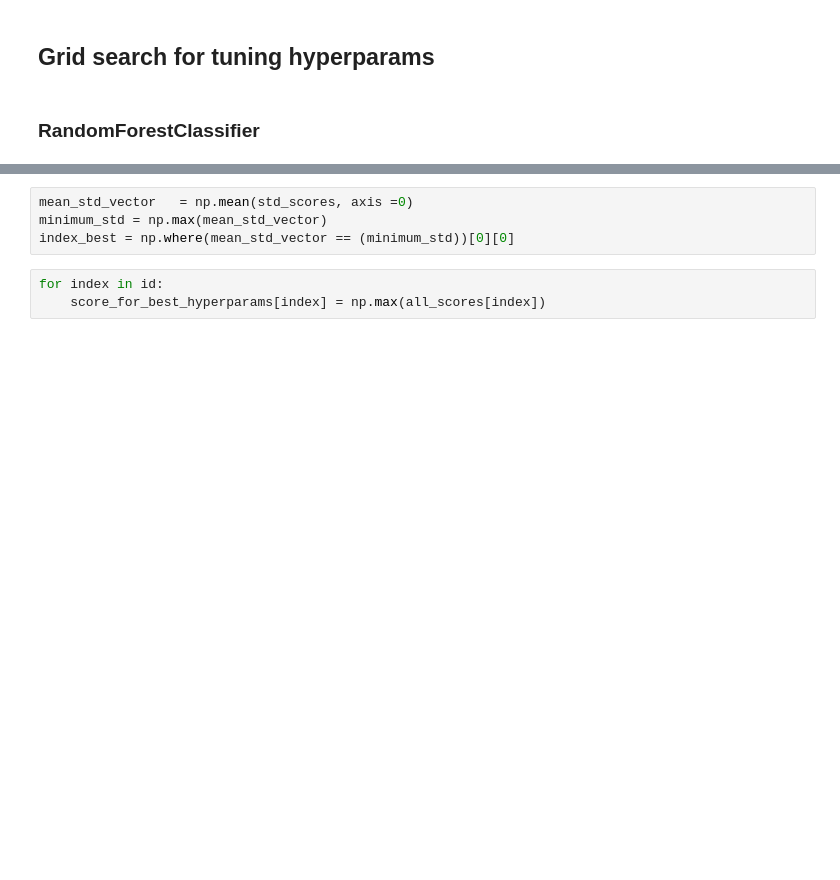
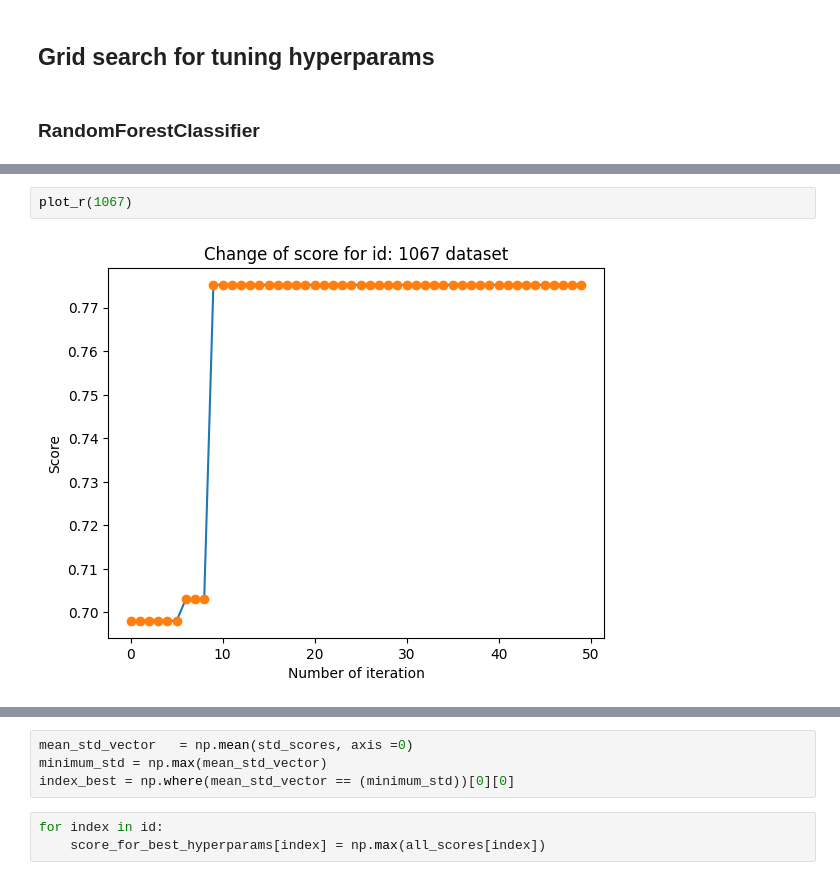
Before and after one commit to AgataWeg/AutoML, a Jupyter notebook: HM1svm_short.ipynb, the cells around one changed output, grey strips where cells are left out. Drawn from its saved outputs; the diff is of its cells as text; blank space fills up the shorter version.

```diff
--- a/HM1svm_short.ipynb
+++ b/HM1svm_short.ipynb
@@ -168,0 +174,4 @@ array([0.74963295])
+# %%
+plot_r(1067)
+# %% [output]
+[figure, added]
```
Also changed, not shown: parts of 35 cells of this notebook.
